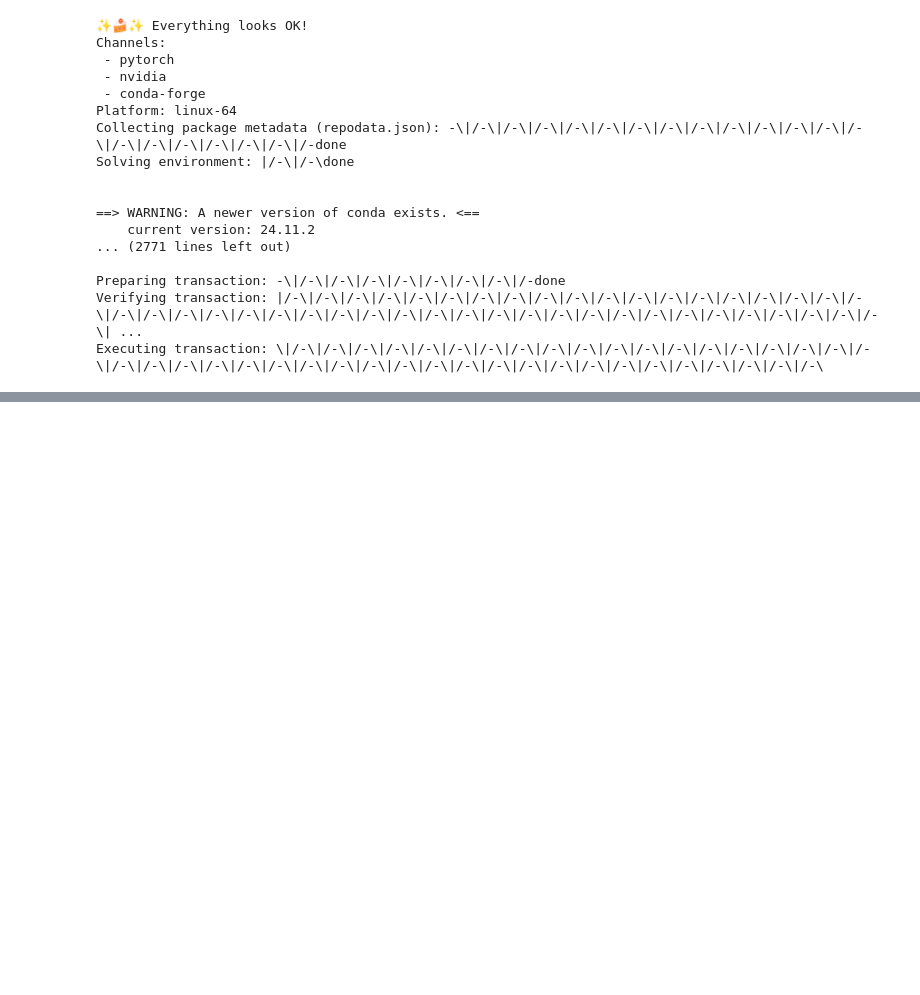
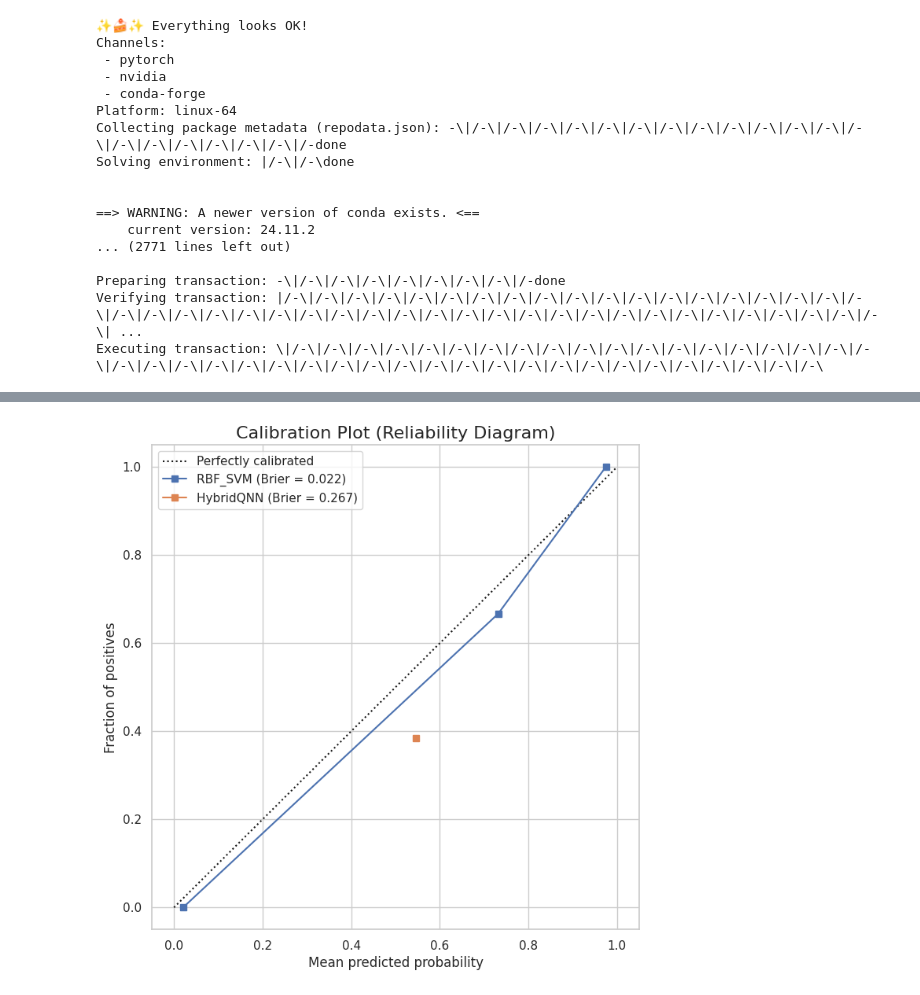
Before and after one commit to tousifo/ml_notebooks, a Jupyter notebook: qml_analysis_vs_ml,_dl.ipynb, the cells around one changed output, grey strips where cells are left out. Saved outputs shown, nothing was run; the diff lists cells and outputs as text; code cells hidden in the pictures; blank space fills up the shorter version.

```diff
--- a/qml_analysis_vs_ml,_dl.ipynb
+++ b/qml_analysis_vs_ml,_dl.ipynb
@@ -1008,0 +1344,17 @@ with open("run_full_experiment_optimized.py", "w") as f:
+# %%
+import numpy as np
+import pandas as pd
+import matplotlib.pyplot as plt
+brier_scores = pd.read_csv('brier_results.csv')
+cal_data = np.load('calibration_data.npz')
+brier_svm = brier_scores[brier_scores.model=='RBF_SVM']['brier_score'].iloc[0]
+brier_qnn = brier_scores[brier_scores.model=='HybridQNN']['brier_score'].iloc[0]
+plt.figure(figsize=(8, 8))
+plt.plot([0, 1], [0, 1], "k:", label="Perfectly calibrated")
+plt.plot(cal_data['pps'], cal_data['pts'], "s-", label=f'RBF_SVM (Brier = {brier_svm:.3f})')
+plt.plot(cal_data['ppq'], cal_data['ptq'], "s-", label=f'HybridQNN (Brier = {brier_qnn:.3f})')
+plt.title('Calibration Plot (Reliability Diagram)', fontsize=16)
+plt.ylabel('Fraction of positives'); plt.xlabel('Mean predicted probability')
+plt.legend(); plt.show()
+# %% [output]
+[figure, added]
```
Also changed, not shown: parts of 13 cells of this notebook.
